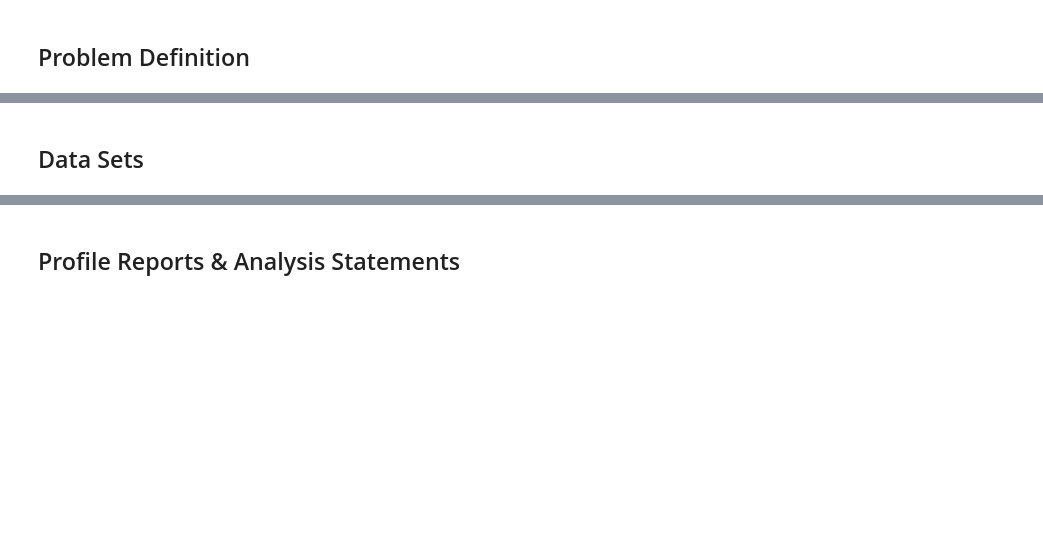
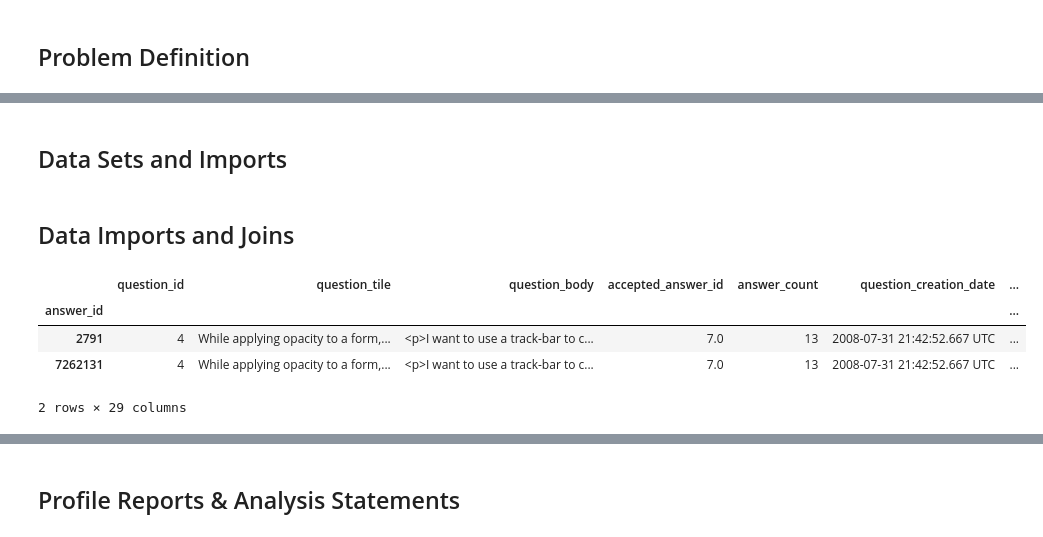
Before and after one commit to dparks-seattletimes/DATASCI420-milestone, a Jupyter notebook: Studentname-M01-Capstone-Proposal.ipynb, the cells around one changed output, grey strips where cells are left out. Drawn from its saved outputs; the diff is of its cells as text; code cells hidden in the pictures; blank space fills up the shorter version.

```diff
--- a/Studentname-M01-Capstone-Proposal.ipynb
+++ b/Studentname-M01-Capstone-Proposal.ipynb
@@ -54,5 +60,5 @@ To solve this problem, a few methodologies from data science may be employed.  F
 # %% [markdown]
-## Data Sets
+## Data Sets and Imports
 # %%
 # Datasets location
 bq_data = 'https://storage.googleapis.com/stackex/stackex-full.csv'
@@ -61,0 +73,2 @@ question_data = "https://storage.googleapis.com/stackex/top_questions_tags.csv"
+# %% [markdown]
+## Data Imports and Joins
@@ -61,0 +81,10 @@ question_data = "https://storage.googleapis.com/stackex/top_questions_tags.csv"
+# %%
+# Preview BigQuery Data  #TODO: The date cols are still not reading in as proper dates.
+# print(df_bq.dtypes)
+df_bq.head(2)
+# %% [output]
+|  | question_id | question_tile | question_body | accepted_answer_id | answer_count | question_creation_date | ... |
+| answer_id |  |  |  |  |  |  | ... |
+| 2791 | 4 | While applying opacity to a form,... | <p>I want to use a track-bar to c... | 7.0 | 13 | 2008-07-31 21:42:52.667 UTC | ... |
+| 7262131 | 4 | While applying opacity to a form,... | <p>I want to use a track-bar to c... | 7.0 | 13 | 2008-07-31 21:42:52.667 UTC | ... |
+2 rows × 29 columns
```
Also changed, not shown: parts of 15 cells of this notebook.
